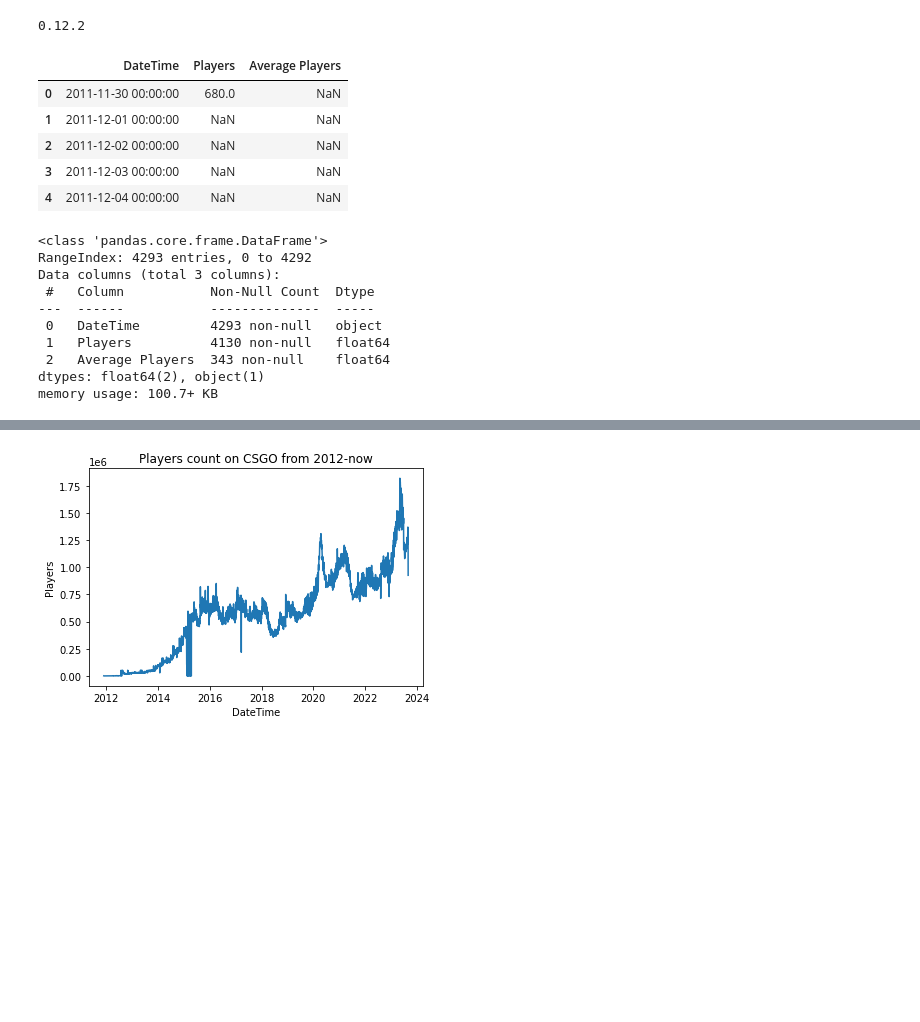
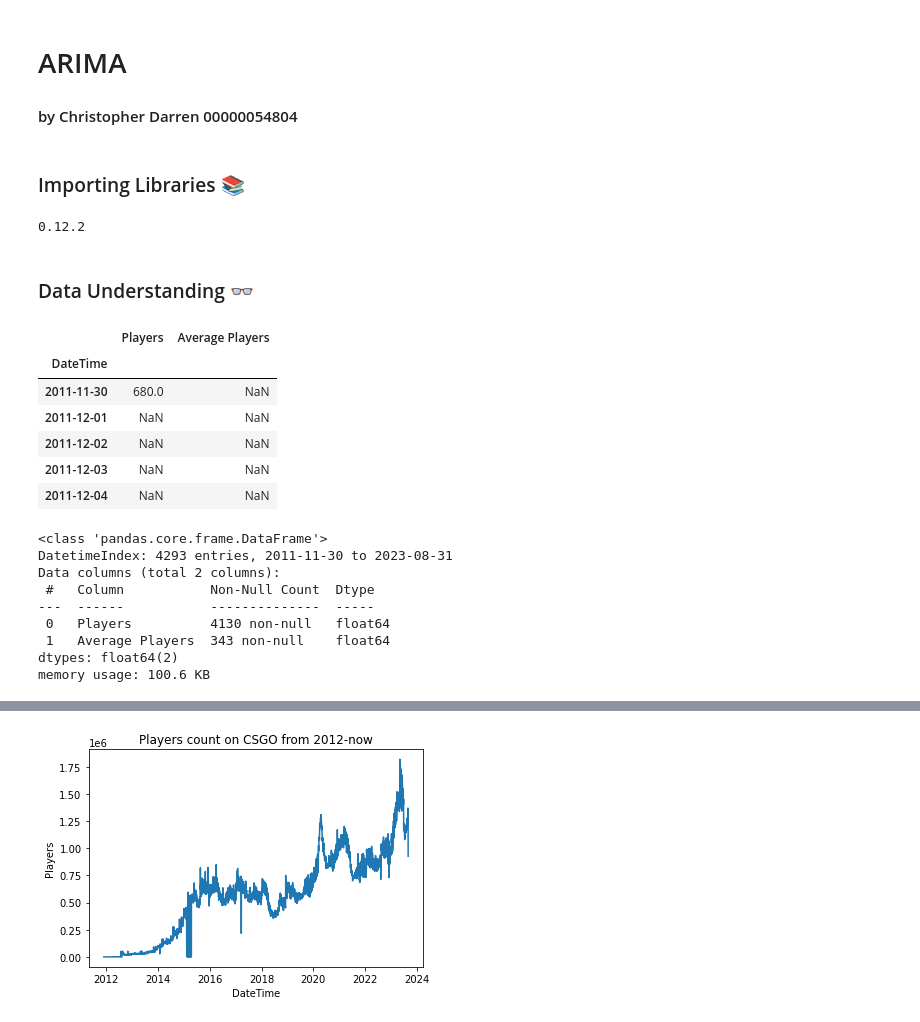
Before and after one commit to darrenxx3/csgo-countplayer, a Jupyter notebook: code.ipynb, the cells around one changed output, grey strips where cells are left out. Saved outputs shown, nothing was run; the diff lists cells and outputs as text; code cells hidden in the pictures; blank space fills up the shorter version.

```diff
--- a/code.ipynb
+++ b/code.ipynb
@@ -1,3 +1,8 @@
+# %% [markdown]
+# ARIMA
+#### by Christopher Darren 00000054804
+# %% [markdown]
+### Importing Libraries 📚
 # %%
 import pandas as pd
 import numpy as np
@@ -12,26 +18,28 @@ from statsmodels.tsa.arima.model import ARIMA
 print(sns.__version__)
 # %% [output]
 0.12.2
+# %% [markdown]
+### Data Understanding 👓
 # %%
-df = pd.read_csv('./dataset/playerdata.csv')
+df = pd.read_csv('./dataset/playerdata.csv', index_col=['DateTime'], parse_dates=['DateTime'])
 df.head(5)
 # %% [output]
-|  | DateTime | Players | Average Players |
-| 0 | 2011-11-30 00:00:00 | 680.0 | NaN |
-| 1 | 2011-12-01 00:00:00 | NaN | NaN |
-| 2 | 2011-12-02 00:00:00 | NaN | NaN |
-| 3 | 2011-12-03 00:00:00 | NaN | NaN |
-| 4 | 2011-12-04 00:00:00 | NaN | NaN |
+|  | Players | Average Players |
+| DateTime |  |  |
+| 2011-11-30 | 680.0 | NaN |
+| 2011-12-01 | NaN | NaN |
+| 2011-12-02 | NaN | NaN |
+| 2011-12-03 | NaN | NaN |
+| 2011-12-04 | NaN | NaN |
 # %%
 df.info()
 # %% [output]
 <class 'pandas.core.frame.DataFrame'>
-RangeIndex: 4293 entries, 0 to 4292
-Data columns (total 3 columns):
+DatetimeIndex: 4293 entries, 2011-11-30 to 2023-08-31
+Data columns (total 2 columns):
  #   Column           Non-Null Count  Dtype
 ---  ------           --------------  -----
- 0   DateTime         4293 non-null   object
- 1   Players          4130 non-null   float64
- 2   Average Players  343 non-null    float64
-dtypes: float64(2), object(1)
-memory usage: 100.7+ KB
+ 0   Players          4130 non-null   float64
+ 1   Average Players  343 non-null    float64
+dtypes: float64(2)
+memory usage: 100.6 KB
```
Also changed, not shown: parts of 31 cells of this notebook.
